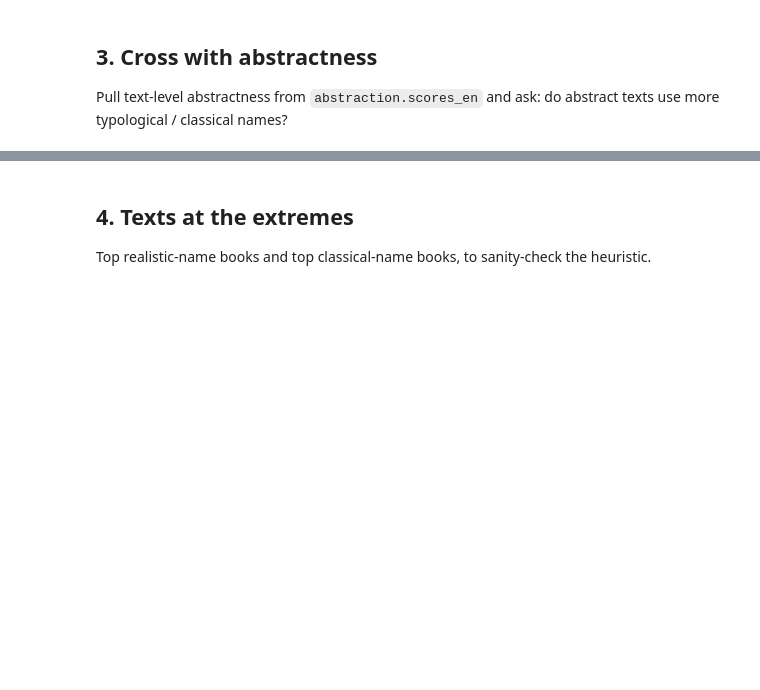
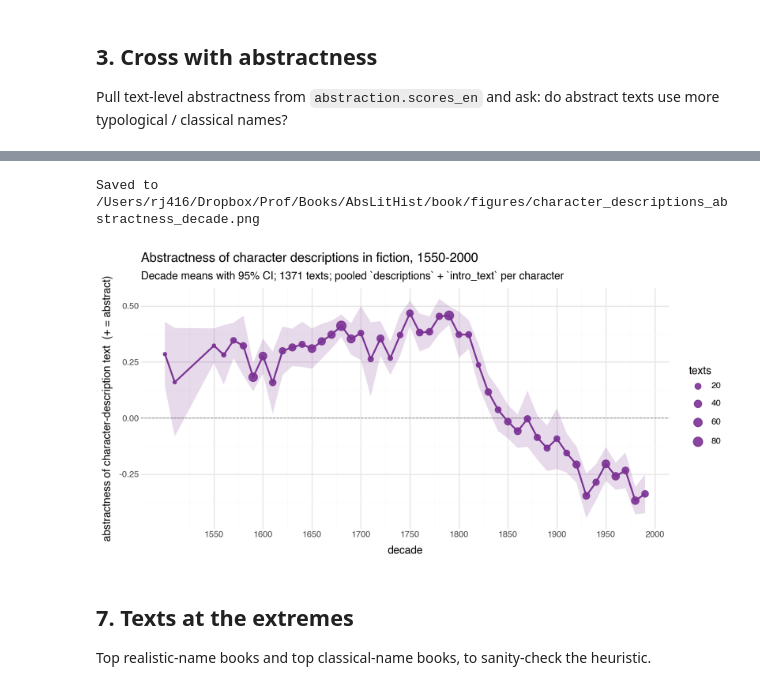
Before and after one commit to quadrismegistus/abstraction, a Jupyter notebook: notebooks/15-character-naming.ipynb, the cells around one changed output, grey strips where cells are left out. Drawn from its saved outputs; the diff is of its cells as text; code cells hidden in the pictures; blank space fills up the shorter version.

```diff
--- a/notebooks/15-character-naming.ipynb
+++ b/notebooks/15-character-naming.ipynb
@@ -187,5 +417,45 @@ plt.show()
+# %%
+# Decade-binned trend, abstractness convention (+ = abstract)
+DECADE_DESC = 10
+MIN_N_DESC = 5
+desc_in_range = df[(df['year'] >= 1500) & (df['year'] < 2000) & df['char_desc_conc'].notna()].copy()
+desc_in_range['decade'] = (desc_in_range['year'] // DECADE_DESC * DECADE_DESC).astype(int)
+desc_in_range['desc_abs'] = -desc_in_range['char_desc_conc']
+
+desc_agg = (desc_in_range.groupby('decade')
+            .agg(n=('id', 'count'),
+                 desc_abs=('desc_abs', 'mean'),
+                 se=('desc_abs', lambda s: s.std(ddof=1) / np.sqrt(len(s))))
+            .query(f'n >= {MIN_N_DESC}')
+            .reset_index())
+desc_agg['lo'] = desc_agg['desc_abs'] - 1.96 * desc_agg['se']
+desc_agg['hi'] = desc_agg['desc_abs'] + 1.96 * desc_agg['se']
+
+p_desc = (p9.ggplot(desc_agg, p9.aes(x='decade', y='desc_abs'))
+          + p9.geom_hline(yintercept=0, linetype='dashed', color='#888888', size=0.4)
+          + p9.geom_ribbon(p9.aes(ymin='lo', ymax='hi'), alpha=0.18, fill='#7b3294')
+          + p9.geom_line(color='#7b3294', size=1.0)
+          + p9.geom_point(p9.aes(size='n'), color='#7b3294', alpha=0.9)
+          + p9.scale_size_continuous(range=(1.5, 5), name='texts')
+          + p9.scale_x_continuous(breaks=range(1550, 2001, 50))
+          + p9.labs(
+              title='Abstractness of character descriptions in fiction, 1550-2000',
+              subtitle=f'Decade means with 95% CI; {len(desc_in_range)} texts; pooled `descriptions` + `intro_text` per character',
+              x='decade',
+              y='abstractness of character-description text  (+ = abstract)',
+          )
+          + p9.theme_minimal()
+          + p9.theme(figure_size=(9, 4.5)))
+
+out_desc = os.path.join(DROPBOX_FIGS, 'character_descriptions_abstractness_decade.png')
+p_desc.save(out_desc, dpi=300, verbose=False)
+print(f'Saved to {out_desc}')
+p_desc
+# %% [output]
+Saved to /Users/rj416/Dropbox/Prof/Books/AbsLitHist/book/figures/character_descriptions_abstractness_decade.png
+[figure, added]
 # %% [markdown]
-## 4. Texts at the extremes
+## 7. Texts at the extremes
 
 Top realistic-name books and top classical-name books, to sanity-check the heuristic.
 # %%
```
Also changed, not shown: parts of 15 cells of this notebook, 5 other files.
